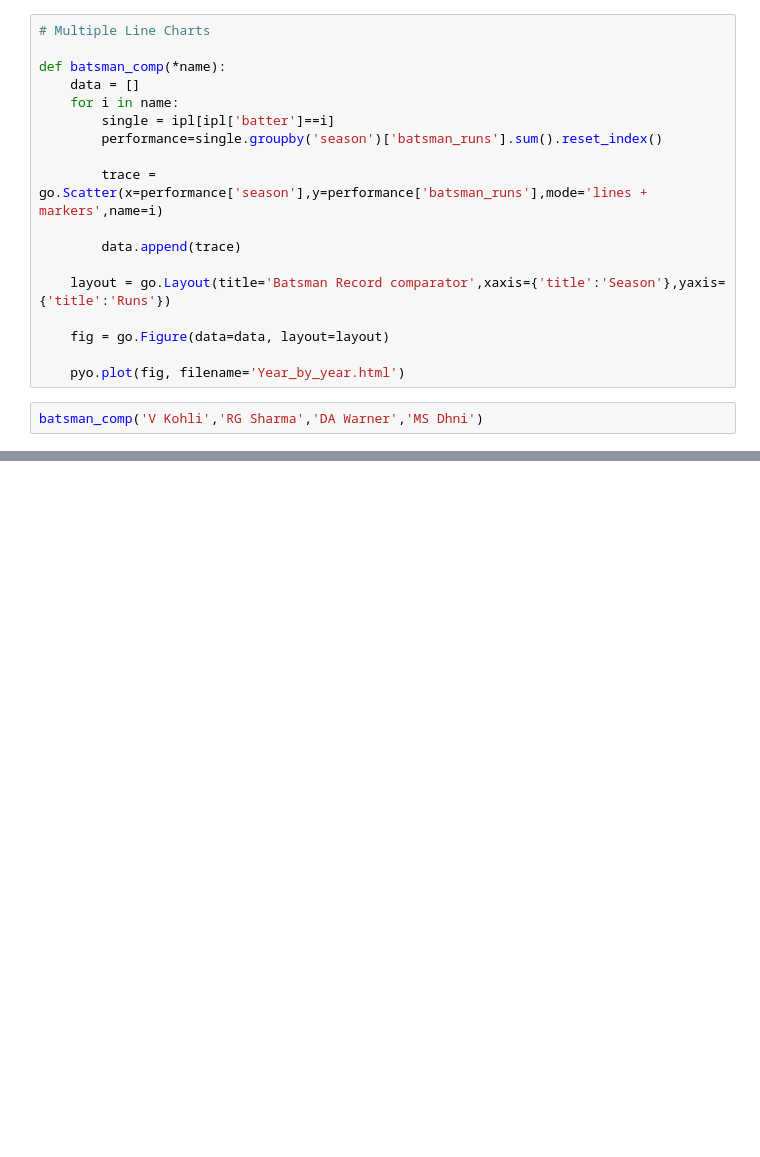
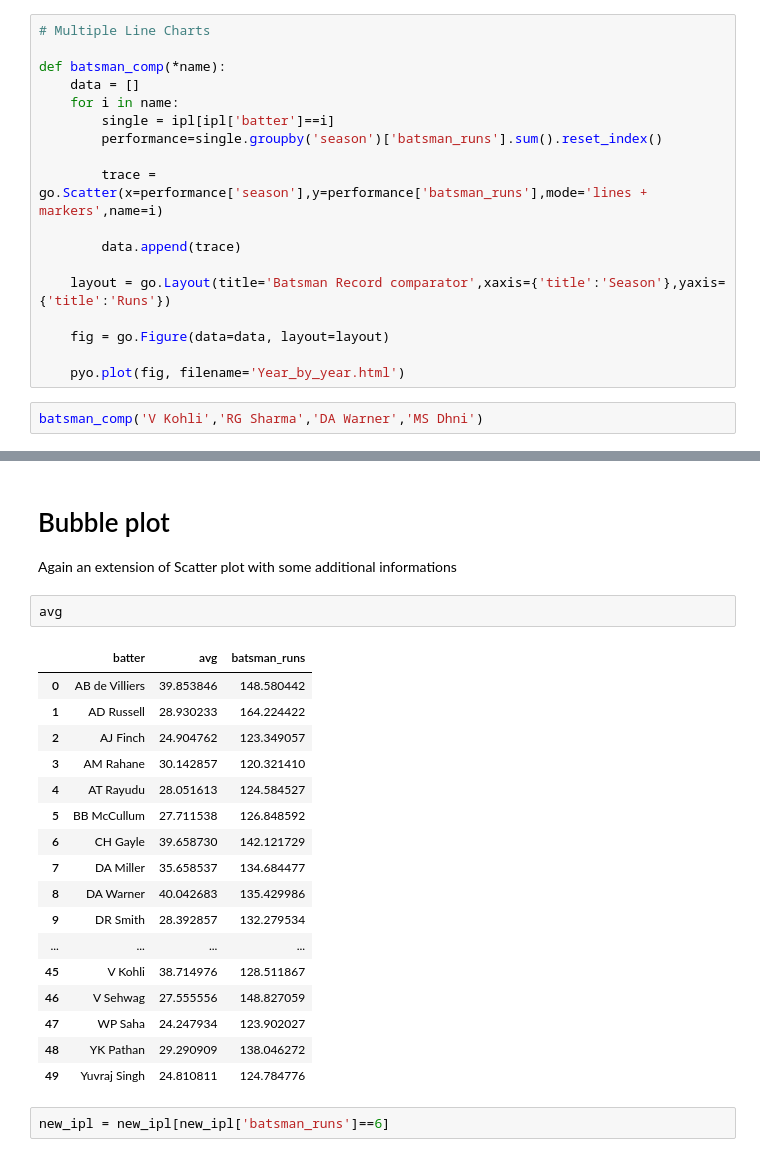
Before and after one commit to Priya-Rathor/MLProjects, a Jupyter notebook: Plotly/Plotly.ipynb, the cells around one changed output, grey strips where cells are left out. Cells and saved outputs as stored; diff of their text form; blank space fills up the shorter version.

```diff
--- a/Plotly/Plotly.ipynb
+++ b/Plotly/Plotly.ipynb
@@ -207,0 +290,26 @@ batsman_comp('V Kohli','RG Sharma','DA Warner','MS Dhni')
+# %% [markdown]
+# Bubble plot
+
+Again an extension of Scatter plot with some additional informations
+# %%
+avg
+# %% [output]
+|  | batter | avg | batsman_runs |
+| 0 | AB de Villiers | 39.853846 | 148.580442 |
+| 1 | AD Russell | 28.930233 | 164.224422 |
+| 2 | AJ Finch | 24.904762 | 123.349057 |
+| 3 | AM Rahane | 30.142857 | 120.321410 |
+| 4 | AT Rayudu | 28.051613 | 124.584527 |
+| 5 | BB McCullum | 27.711538 | 126.848592 |
+| 6 | CH Gayle | 39.658730 | 142.121729 |
+| 7 | DA Miller | 35.658537 | 134.684477 |
+| 8 | DA Warner | 40.042683 | 135.429986 |
+| 9 | DR Smith | 28.392857 | 132.279534 |
+| ... | ... | ... | ... |
+| 45 | V Kohli | 38.714976 | 128.511867 |
+| 46 | V Sehwag | 27.555556 | 148.827059 |
+| 47 | WP Saha | 24.247934 | 123.902027 |
+| 48 | YK Pathan | 29.290909 | 138.046272 |
+| 49 | Yuvraj Singh | 24.810811 | 124.784776 |
+# %%
+new_ipl = new_ipl[new_ipl['batsman_runs']==6]
```
Also changed, not shown: parts of 23 cells of this notebook, 4 other files.
